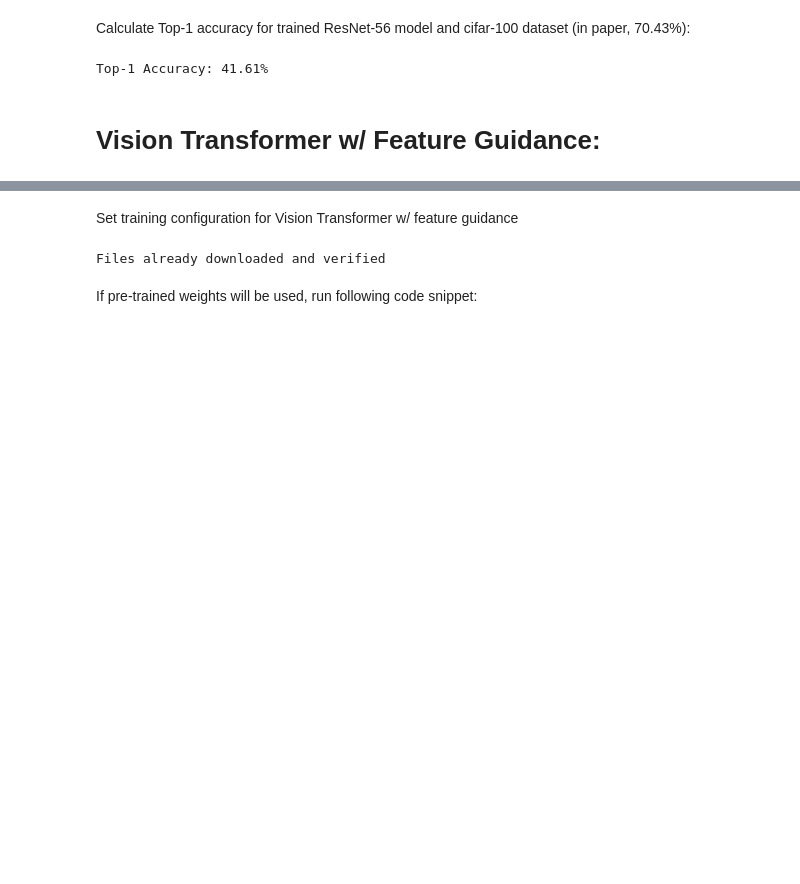
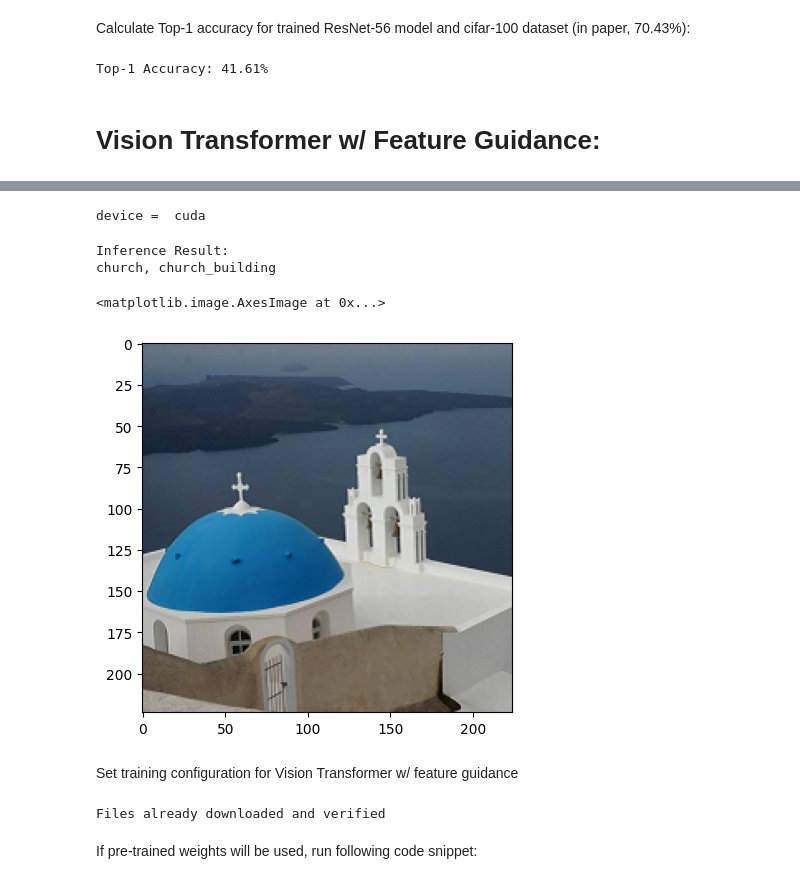
Before and after one commit to imthelizardking/cmp719-project, a Jupyter notebook: cmp719_project_5.ipynb, the cells around one changed output, grey strips where cells are left out. Saved outputs shown, nothing was run; the diff lists cells and outputs as text; code cells hidden in the pictures; blank space fills up the shorter version.

```diff
--- a/cmp719_project_5.ipynb
+++ b/cmp719_project_5.ipynb
@@ -469,3 +425,45 @@ class VisionTransformer_fg(nn.Module):
+# %%
+model_name = "vit_base_patch16_224"
+device = 'cuda' if torch.cuda.is_available() else 'cpu'
+print("device = ", device)
+# create a ViT model : https://github.com/rwightman/pytorch-image-models/blob/master/timm/models/vision_transformer.py
+model = create_model(model_name, pretrained=True).to(device)
+# %% [output]
+device =  cuda
+# %%
+# Define transforms for test
+IMG_SIZE = (224, 224)
+NORMALIZE_MEAN = (0.5, 0.5, 0.5)
+NORMALIZE_STD = (0.5, 0.5, 0.5)
+transforms = [
+              T.Resize(IMG_SIZE),
+              T.ToTensor(),
+              T.Normalize(NORMALIZE_MEAN, NORMALIZE_STD),
+              ]
+
+transforms = T.Compose(transforms)
+# %%
+%%capture
+# ImageNet Labels
+!wget https://storage.googleapis.com/bit_models/ilsvrc2012_wordnet_lemmas.txt
+imagenet_labels = dict(enumerate(open('ilsvrc2012_wordnet_lemmas.txt')))
+
+# Demo Image
+!wget https://github.com/hirotomusiker/schwert_colab_data_storage/blob/master/images/vit_demo/santorini.png?raw=true -O santorini.png
+img = PIL.Image.open('santorini.png')
+img_tensor = transforms(img).unsqueeze(0).to(device)
+# %%
+# end-to-end inference
+output = model(img_tensor)
+# %%
+print("Inference Result:")
+print(imagenet_labels[int(torch.argmax(output))])
+plt.imshow(img)
+# %% [output]
+Inference Result:
+church, church_building
+<matplotlib.image.AxesImage at 0x...>
+[figure, added]
 # %% [markdown]
 Set training configuration for Vision Transformer w/ feature guidance
 # %%
```
Also changed, not shown: parts of 8 cells of this notebook.
